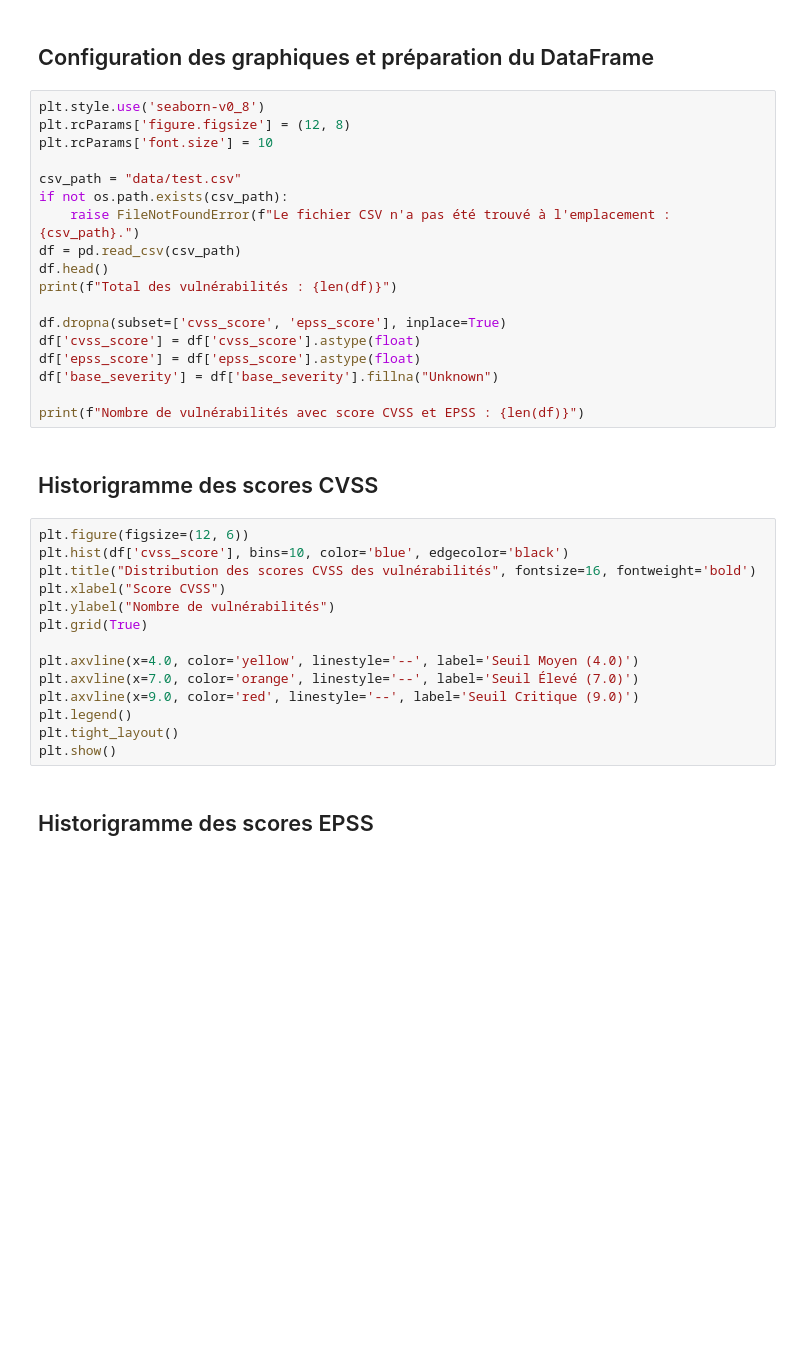
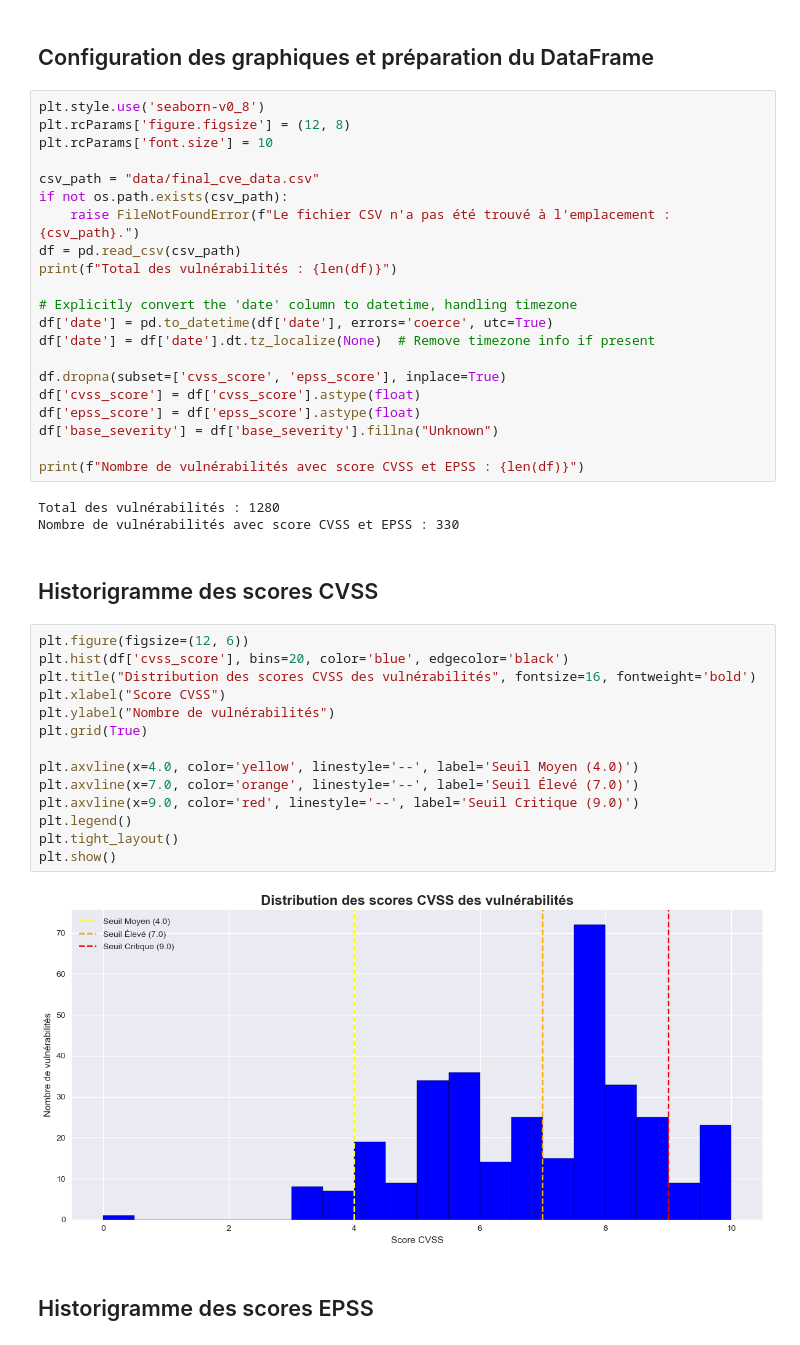
Before and after one commit to iri-rsl/ANSSI-Mastercamp, a Jupyter notebook: TD_final.ipynb, the cells around one changed output. Saved outputs shown, nothing was run; the diff lists cells and outputs as text; blank space fills up the shorter version.

```diff
--- a/TD_final.ipynb
+++ b/TD_final.ipynb
@@ -241,12 +20,15 @@ plt.style.use('seaborn-v0_8')
 plt.rcParams['figure.figsize'] = (12, 8)
 plt.rcParams['font.size'] = 10
 
-csv_path = "data/test.csv"
+csv_path = "data/final_cve_data.csv"
 if not os.path.exists(csv_path):
     raise FileNotFoundError(f"Le fichier CSV n'a pas été trouvé à l'emplacement : {csv_path}.")
 df = pd.read_csv(csv_path)
-df.head()
 print(f"Total des vulnérabilités : {len(df)}")
+
+# Explicitly convert the 'date' column to datetime, handling timezone
+df['date'] = pd.to_datetime(df['date'], errors='coerce', utc=True)
+df['date'] = df['date'].dt.tz_localize(None)  # Remove timezone info if present
 
 df.dropna(subset=['cvss_score', 'epss_score'], inplace=True)
 df['cvss_score'] = df['cvss_score'].astype(float)
@@ -254,22 +36,27 @@ df['epss_score'] = df['epss_score'].astype(float)
 df['base_severity'] = df['base_severity'].fillna("Unknown")
 
 print(f"Nombre de vulnérabilités avec score CVSS et EPSS : {len(df)}")
+# %% [output]
+Total des vulnérabilités : 1280
+Nombre de vulnérabilités avec score CVSS et EPSS : 330
 # %% [markdown]
 ## Historigramme des scores CVSS
 # %%
 plt.figure(figsize=(12, 6))
-plt.hist(df['cvss_score'], bins=10, color='blue', edgecolor='black')
+plt.hist(df['cvss_score'], bins=20, color='blue', edgecolor='black')
 plt.title("Distribution des scores CVSS des vulnérabilités", fontsize=16, fontweight='bold')
 plt.xlabel("Score CVSS")
 plt.ylabel("Nombre de vulnérabilités")
 plt.grid(True)
 
 plt.axvline(x=4.0, color='yellow', linestyle='--', label='Seuil Moyen (4.0)')
 plt.axvline(x=7.0, color='orange', linestyle='--', label='Seuil Élevé (7.0)')
 plt.axvline(x=9.0, color='red', linestyle='--', label='Seuil Critique (9.0)')
 plt.legend()
 plt.tight_layout()
 plt.show()
+# %% [output]
+[figure, added]
 # %% [markdown]
 ## Historigramme des scores EPSS
 # %%
```
Also changed, not shown: parts of 33 cells of this notebook.
